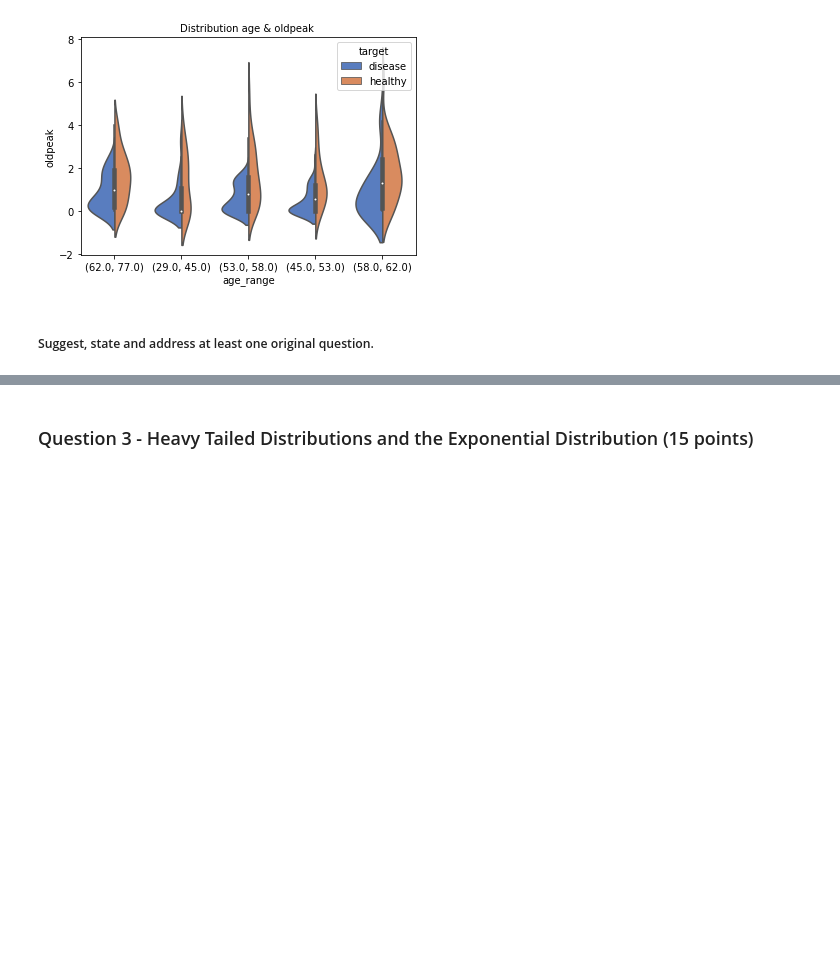
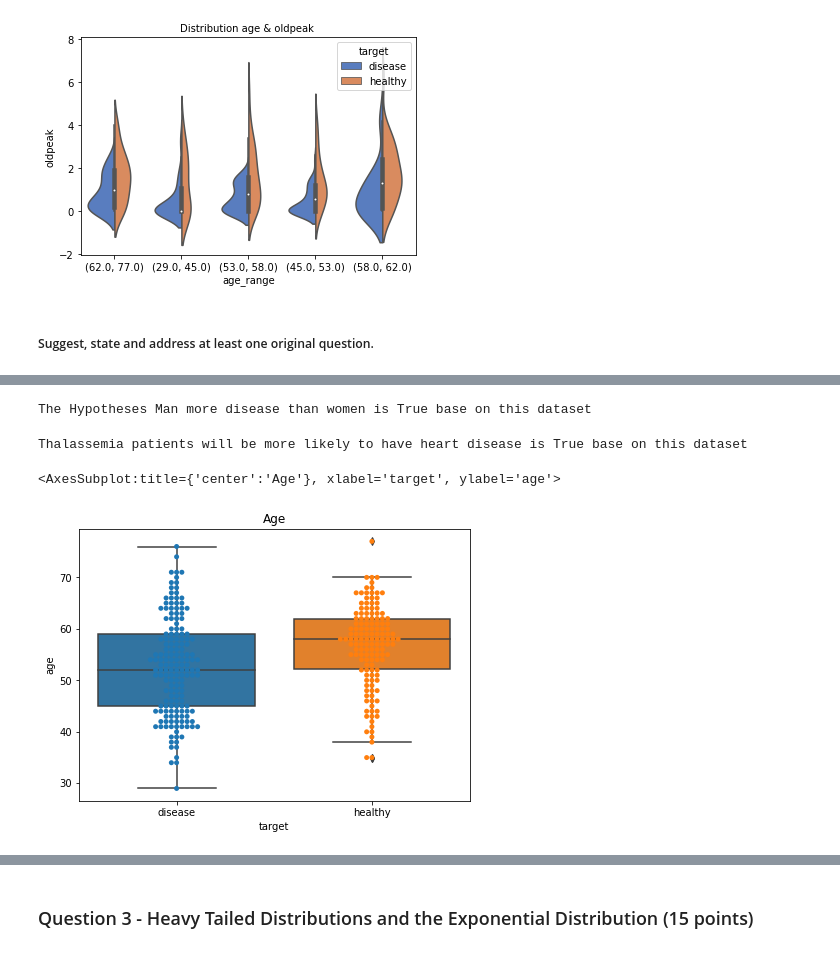
Before and after one commit to leeaz97/SatisticsIDC, a Jupyter notebook: HW3.ipynb, the cells around one changed output, grey strips where cells are left out. Drawn from its saved outputs; the diff is of its cells as text; code cells hidden in the pictures; blank space fills up the shorter version.

```diff
--- a/HW3.ipynb
+++ b/HW3.ipynb
@@ -601,0 +735,21 @@ plt.show()
+# %%
+if df[(df["sex"] == 1) & (df["target"] == 'disease')].shape[0] > df[(df["sex"] == 0) & (df["target"] == 'disease')].shape[0]:
+    print("The Hypotheses Man more disease than women is True base on this dataset")
+else:
+    print("The Hypotheses Man more disease than women is False base on this dataset")
+# %% [output]
+The Hypotheses Man more disease than women is True base on this dataset
+# %%
+if df[(df['thal'] > 1) & (df["target"] == 'disease') ].shape[0] > df[(df['thal'] > 1) & (df["target"] == 'healthy')].shape[0]:
+    print("Thalassemia patients will be more likely to have heart disease is True base on this dataset")
+else:
+    print("Thalassemia patients will be more likely to have heart disease is False base on this dataset")
+# %% [output]
+Thalassemia patients will be more likely to have heart disease is True base on this dataset
+# %%
+plt.title('Age')
+sns.boxplot(x='target', y='age', data=df)
+sns.swarmplot(x="target", y="age", data=df)
+# %% [output]
+<AxesSubplot:title={'center':'Age'}, xlabel='target', ylabel='age'>
+[figure, added]
```
Also changed, not shown: parts of 34 cells of this notebook.
